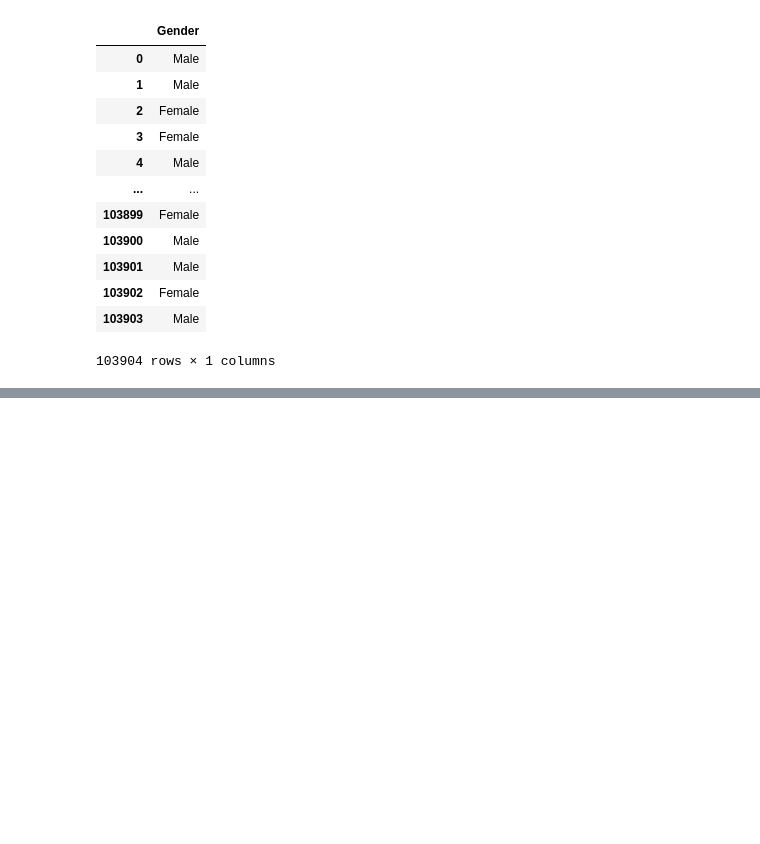
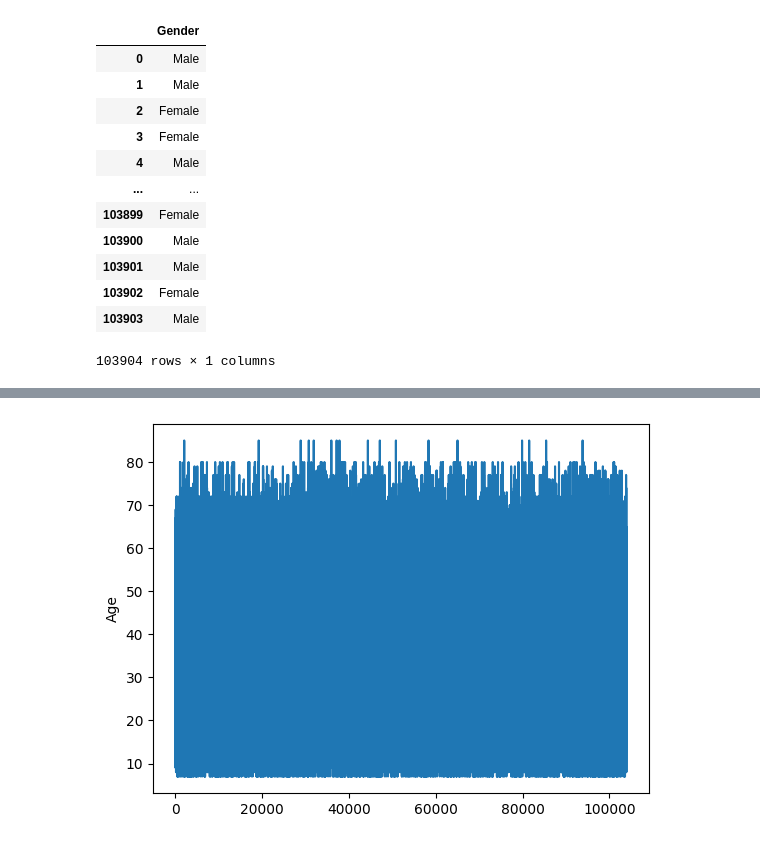
Before and after one commit to harshch0udhary/SITP-12TH-MAY-, a Jupyter notebook: PROJECT/project2.ipynb, the cells around one changed output, grey strips where cells are left out. Saved outputs shown, nothing was run; the diff lists cells and outputs as text; code cells hidden in the pictures; blank space fills up the shorter version.

```diff
--- a/PROJECT/project2.ipynb
+++ b/PROJECT/project2.ipynb
@@ -228,0 +504,6 @@ plt.show()
+# %%
+# Line Plot
+sns.lineplot(df['Age'])
+plt.show()
+# %% [output]
+[figure, added]
```
Also changed, not shown: parts of 50 cells of this notebook, 1 other file.
